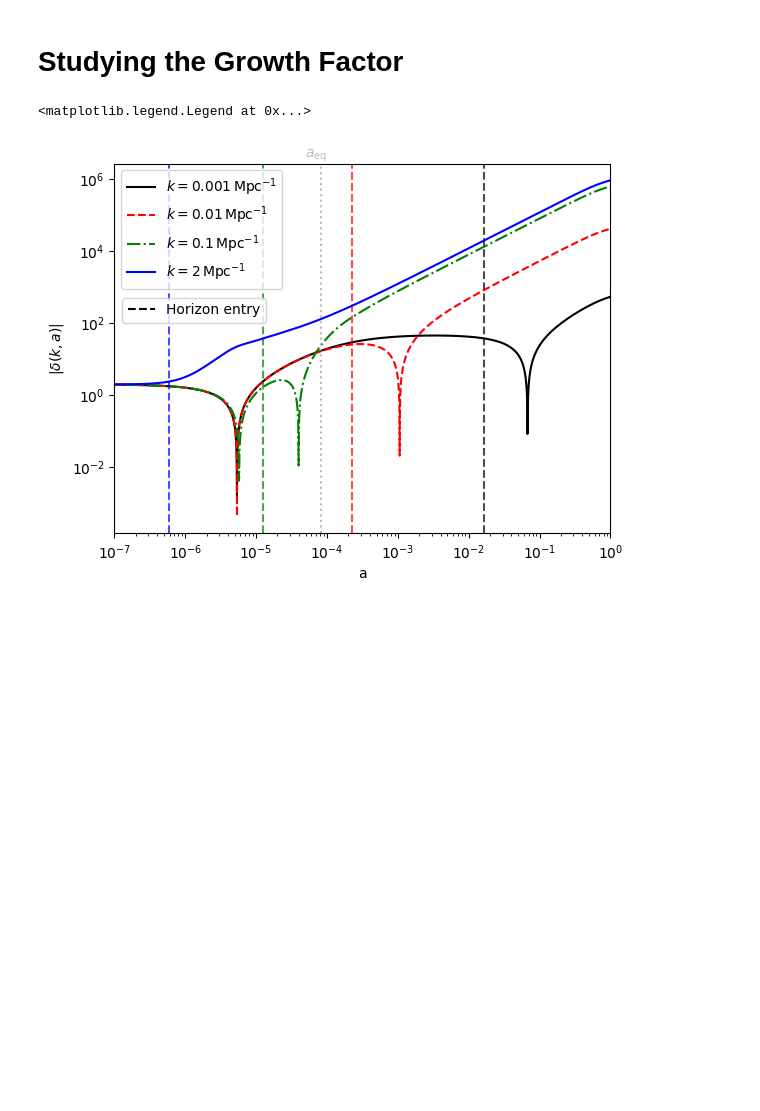
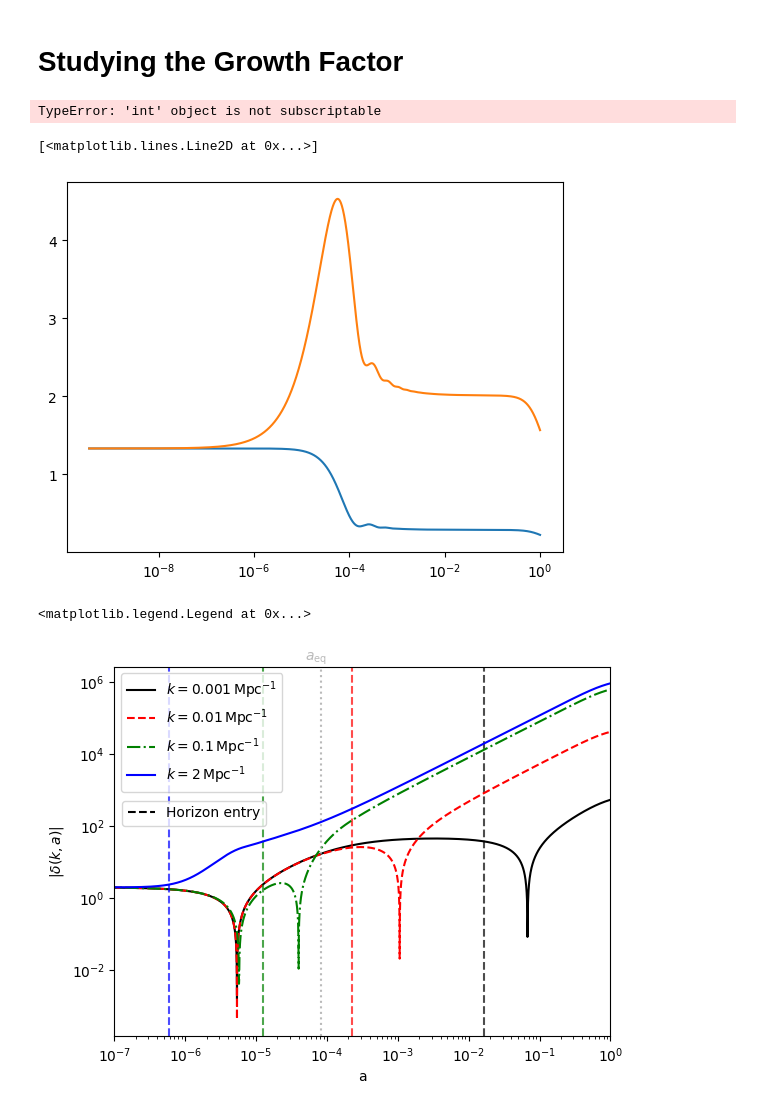
Before and after one commit to joaoreboucas1/bolt, a Jupyter notebook: tests.ipynb, the cells around one changed output. Saved outputs shown, nothing was run; the diff lists cells and outputs as text; code cells hidden in the pictures; blank space fills up the shorter version.

```diff
--- a/tests.ipynb
+++ b/tests.ipynb
@@ -12,15 +12,23 @@ reload(bolt)
 reload(pybolt)
 c = bolt.InitCosmo(0.7, 0.3)
 c_py = pybolt.Cosmo(0.7, 0.3)
-a_py, r_py = pybolt.integrate(c_py, 0.1)
-a, r = bolt.integrate(c, 0.1).as_arrays()
+aa_py, r_py = pybolt.integrate(c_py, 0.1)
+aa, r = bolt.integrate(c, 0.1).as_arrays()
 with open("compare.txt", "w") as f:
-    for a, p, p_py in zip(a_py, r, r_py):
-        p_prime = bolt.dy_dloga(c, bolt.Perturbations.from_list(p), np.log(a), 0.1).as_np_array()
-        p_prime_py = pybolt.dy_dloga(p_py, np.log(a), c_py, 0.1)
-        for e, e_prime, e_py, e_prime_py in zip(p, p_prime, p_py, p_prime_py):
-            f.write(f"{e} {e_py} ({e_prime}, {e_prime_py}) | ")
+    for a, p, p_py in zip(aa_py, r, r_py):
+        #p_prime = bolt.dy_dloga(c, bolt.Perturbations.from_list(p), np.log(a), 0.1).as_np_array()
+        #p_prime_py = pybolt.dy_dloga(p_py, np.log(a), c_py, 0.1)
+        for e, e_py in zip(p, p_py):
+            f.write(f"{e} {e_py} | ")
         f.write("\n")
+# %% [output]
+TypeError: 'int' object is not subscriptable
+# %%
+plt.semilogx(aa, [p[4] for p in r])
+plt.semilogx(aa, r_py[:, 4])
+# %% [output]
+[<matplotlib.lines.Line2D at 0x...>]
+[figure, added]
 # %%
 # Transfer function example
 reload(pybolt)
```
Also changed, not shown: 4 other files.
